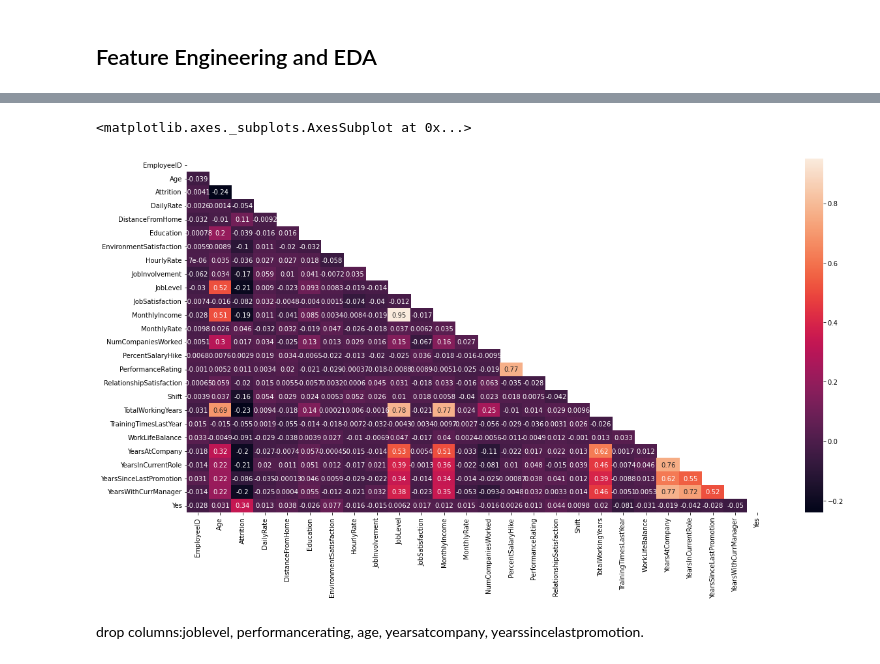
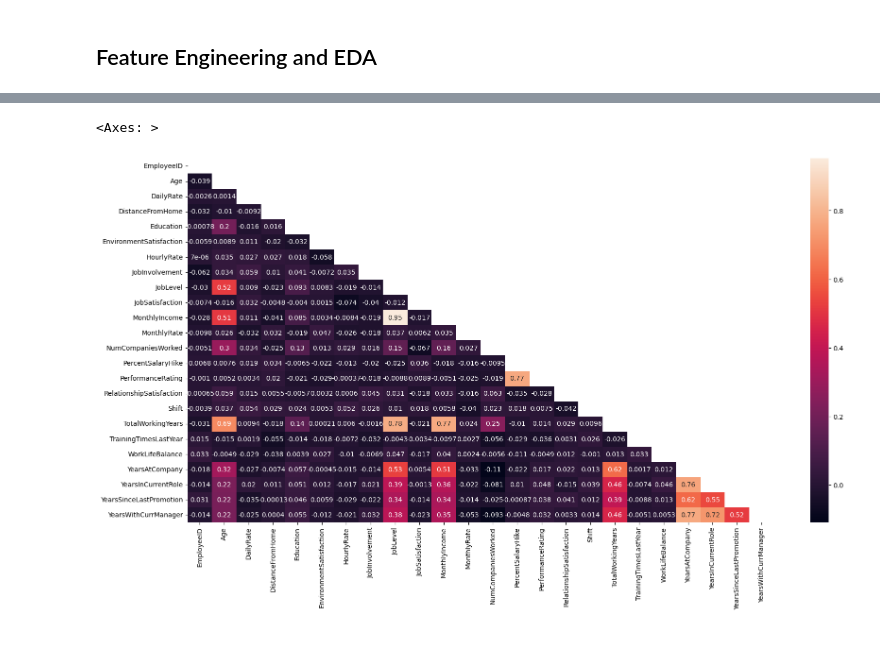
Before and after one commit to Marcos-Verdi/DA_Cls_healthcareAttrition, a Jupyter notebook: healthcare_attrition_analysis.ipynb, the cells around one changed output, grey strips where cells are left out. Drawn from its saved outputs; the diff is of its cells as text; code cells hidden in the pictures.

```diff
--- a/healthcare_attrition_analysis.ipynb
+++ b/healthcare_attrition_analysis.ipynb
@@ -266,2 +257,2 @@ df
 # %%
-test1 = df.copy(deep=True)
+df1 = df.copy(deep=True)
@@ -324,9 +259,7 @@ merged1['Attrition'] = le.fit_transform(merged1['Attrition'])
 # %%
 plt.figure(figsize=(20,10))
-mask = np.triu(np.ones_like(merged1.corr(), dtype=bool))
-sns.heatmap(merged1.corr(),mask=mask,annot=True)
+mask = np.triu(np.ones_like(df1.corr(), dtype=bool))
+sns.heatmap(df1.corr(),mask=mask,annot=True)
 # %% [output]
-<matplotlib.axes._subplots.AxesSubplot at 0x...>
+<Axes: >
-[figure, old version]
+[figure, new version]
-# %% [markdown]
-drop columns:joblevel, performancerating, age, yearsatcompany, yearssincelastpromotion.
```
Also changed, not shown: parts of 44 cells of this notebook.
